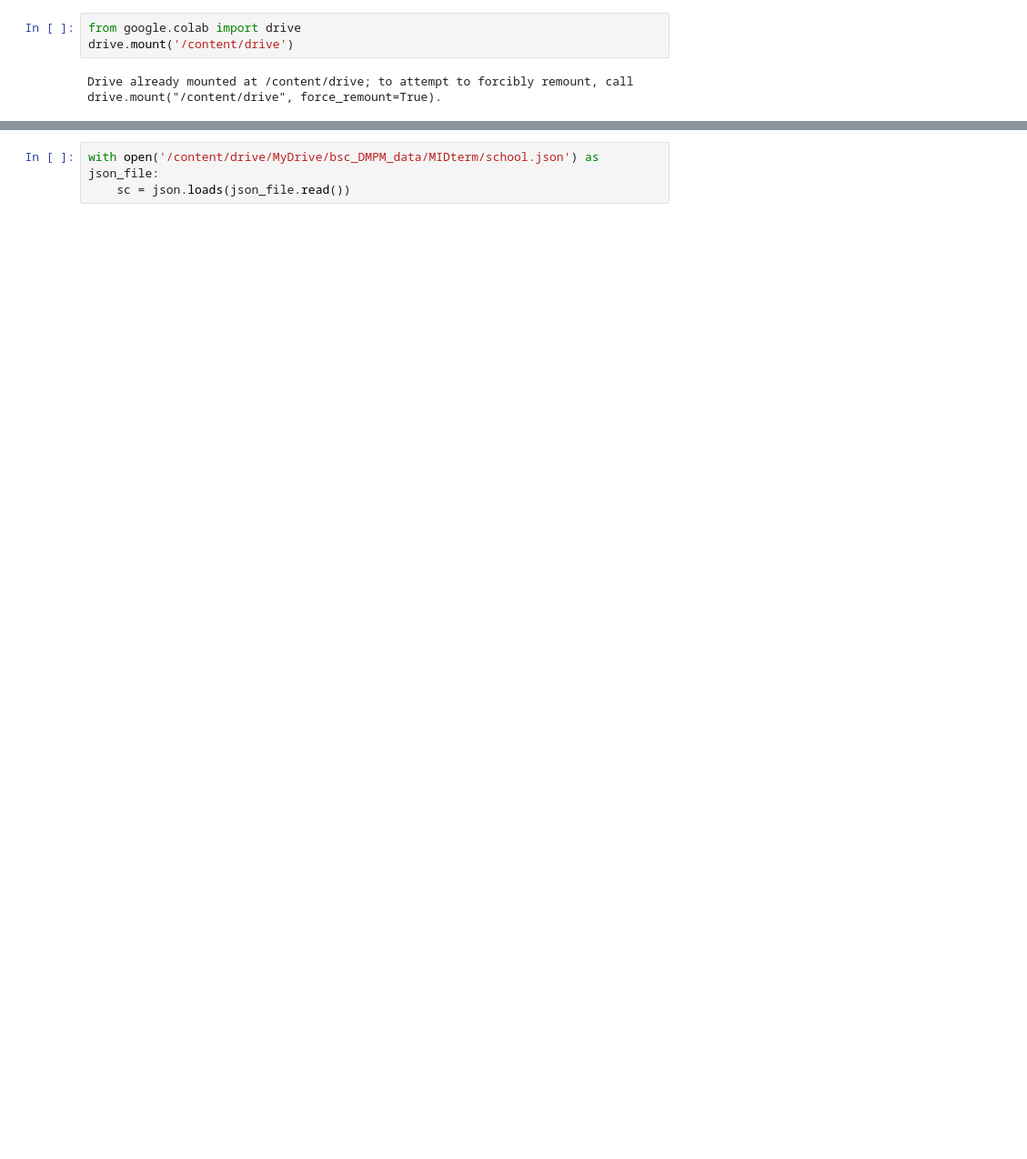
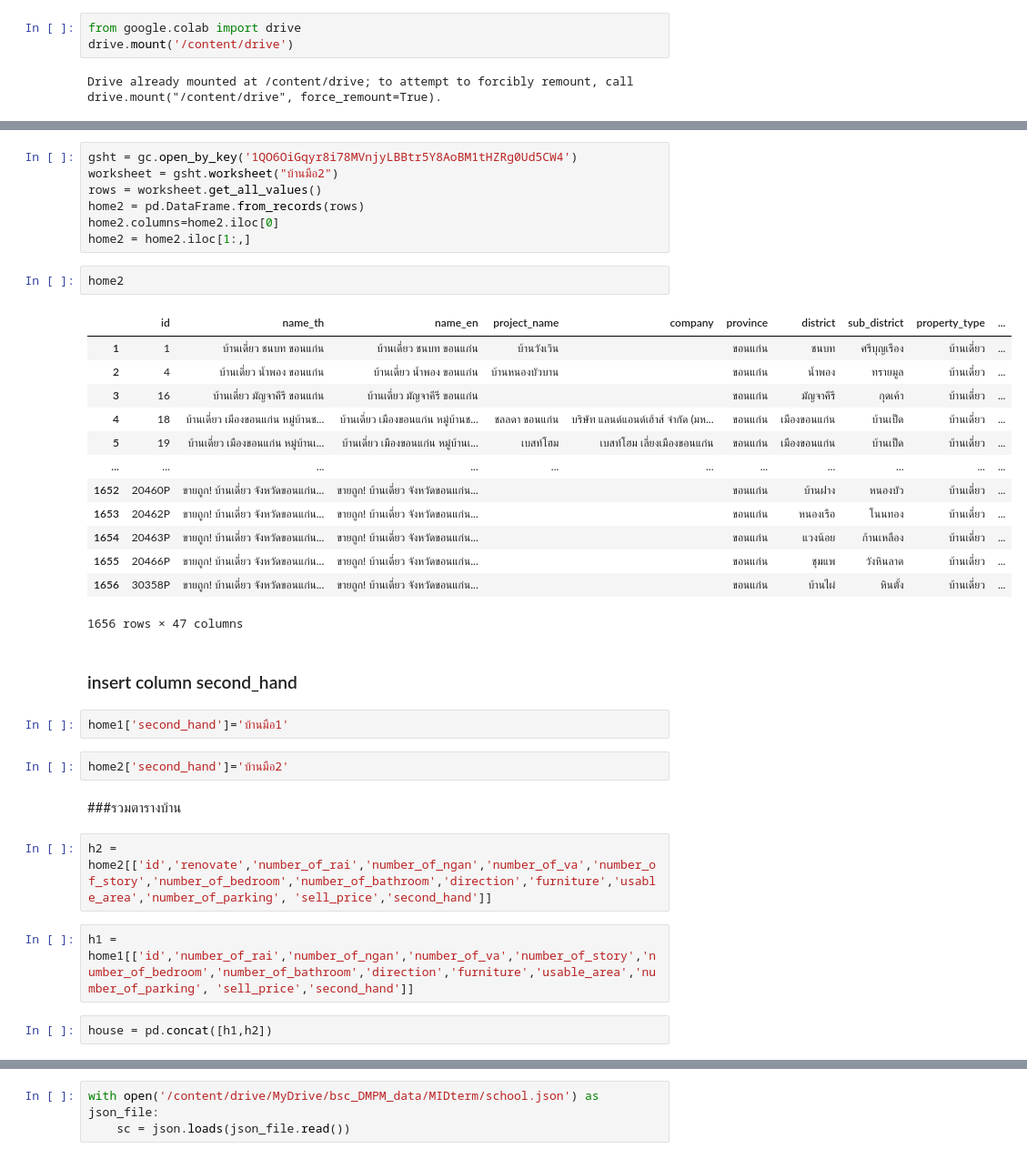
Before and after one commit to Suriya6744/bsc_dpdm22, a Jupyter notebook: midterm_dpdm22.ipynb, the cells around one changed output, grey strips where cells are left out. Shown: that part at 91% size. Drawn from its saved outputs; the diff is of its cells as text; blank space fills up the shorter version.

```diff
--- a/midterm_dpdm22.ipynb
+++ b/midterm_dpdm22.ipynb
@@ -23,0 +76,37 @@ Drive already mounted at /content/drive; to attempt to forcibly remount, call dr
+# %%
+gsht = gc.open_by_key('1QO6OiGqyr8i78MVnjyLBBtr5Y8AoBM1tHZRg0Ud5CW4')
+worksheet = gsht.worksheet("บ้านมือ2")
+rows = worksheet.get_all_values()
+home2 = pd.DataFrame.from_records(rows)
+home2.columns=home2.iloc[0]
+home2 = home2.iloc[1:,]
+# %%
+home2
+# %% [output]
+|  | id | name_th | name_en | project_name | company | province | district | sub_district | property_type | ... |
+| 1 | 1 | บ้านเดี่ยว ชนบท ขอนแก่น | บ้านเดี่ยว ชนบท ขอนแก่น | บ้านวังเวิน |  | ขอนแก่น | ชนบท | ศรีบุญเรือง | บ้านเดี่ยว | ... |
+| 2 | 4 | บ้านเดี่ยว น้ำพอง ขอนแก่น | บ้านเดี่ยว น้ำพอง ขอนแก่น | บ้านหนองบัวบาน |  | ขอนแก่น | น้ำพอง | ทรายมูล | บ้านเดี่ยว | ... |
+| 3 | 16 | บ้านเดี่ยว มัญจาคีรี ขอนแก่น | บ้านเดี่ยว มัญจาคีรี ขอนแก่น |  |  | ขอนแก่น | มัญจาคีรี | กุดเค้า | บ้านเดี่ยว | ... |
+| 4 | 18 | บ้านเดี่ยว เมืองขอนแก่น หมู่บ้านช... | บ้านเดี่ยว เมืองขอนแก่น หมู่บ้านช... | ชลลดา ขอนแก่น | บริษัท แลนด์แอนด์เฮ้าส์ จำกัด (มห... | ขอนแก่น | เมืองขอนแก่น | บ้านเป็ด | บ้านเดี่ยว | ... |
+| 5 | 19 | บ้านเดี่ยว เมืองขอนแก่น หมู่บ้านเ... | บ้านเดี่ยว เมืองขอนแก่น หมู่บ้านเ... | เบสท์โฮม | เบสท์โฮม เลี่ยงเมืองขอนแก่น | ขอนแก่น | เมืองขอนแก่น | บ้านเป็ด | บ้านเดี่ยว | ... |
+| ... | ... | ... | ... | ... | ... | ... | ... | ... | ... | ... |
+| 1652 | 20460P | ขายถูก! บ้านเดี่ยว จังหวัดขอนแก่น... | ขายถูก! บ้านเดี่ยว จังหวัดขอนแก่น... |  |  | ขอนแก่น | บ้านฝาง | หนองบัว | บ้านเดี่ยว | ... |
+| 1653 | 20462P | ขายถูก! บ้านเดี่ยว จังหวัดขอนแก่น... | ขายถูก! บ้านเดี่ยว จังหวัดขอนแก่น... |  |  | ขอนแก่น | หนองเรือ | โนนทอง | บ้านเดี่ยว | ... |
+| 1654 | 20463P | ขายถูก! บ้านเดี่ยว จังหวัดขอนแก่น... | ขายถูก! บ้านเดี่ยว จังหวัดขอนแก่น... |  |  | ขอนแก่น | แวงน้อย | ก้านเหลือง | บ้านเดี่ยว | ... |
+| 1655 | 20466P | ขายถูก! บ้านเดี่ยว จังหวัดขอนแก่น... | ขายถูก! บ้านเดี่ยว จังหวัดขอนแก่น... |  |  | ขอนแก่น | ชุมแพ | วังหินลาด | บ้านเดี่ยว | ... |
+| 1656 | 30358P | ขายถูก! บ้านเดี่ยว จังหวัดขอนแก่น... | ขายถูก! บ้านเดี่ยว จังหวัดขอนแก่น... |  |  | ขอนแก่น | บ้านไผ่ | หินตั้ง | บ้านเดี่ยว | ... |
+1656 rows × 47 columns
+# %% [markdown]
+### insert column second_hand
+# %%
+home1['second_hand']='บ้านมือ1'
+# %%
+home2['second_hand']='บ้านมือ2'
+# %% [markdown]
+###รวมตารางบ้าน
+# %%
+h2 = home2[['id','renovate','number_of_rai','number_of_ngan','number_of_va','number_of_story','number_of_bedroom','number_of_bathroom','direction','furniture','usable_area','number_of_parking', 'sell_price','second_hand']]
+# %%
+h1 = home1[['id','number_of_rai','number_of_ngan','number_of_va','number_of_story','number_of_bedroom','number_of_bathroom','direction','furniture','usable_area','number_of_parking', 'sell_price','second_hand']]
+# %%
+house = pd.concat([h1,h2])
```
Also changed, not shown: parts of 90 cells of this notebook.
